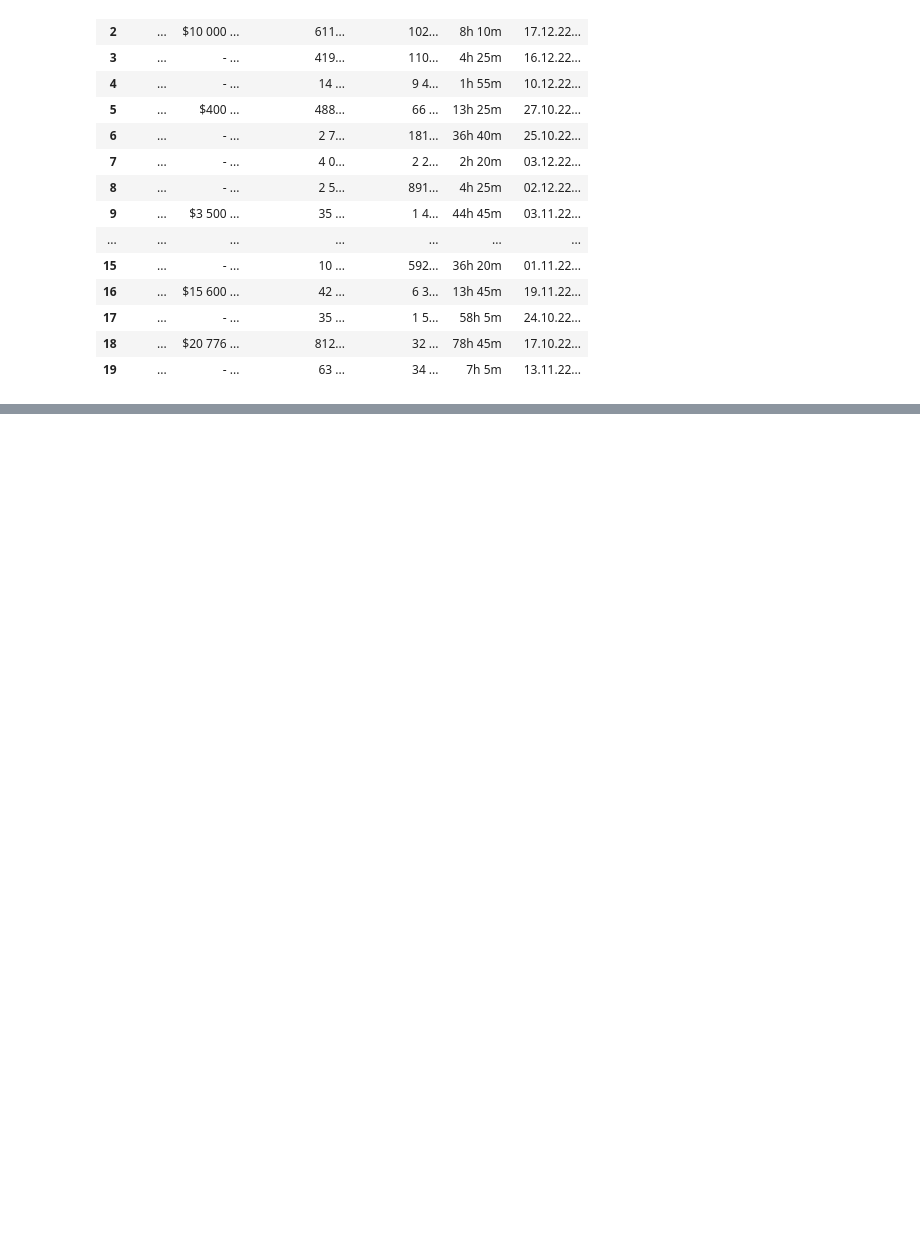
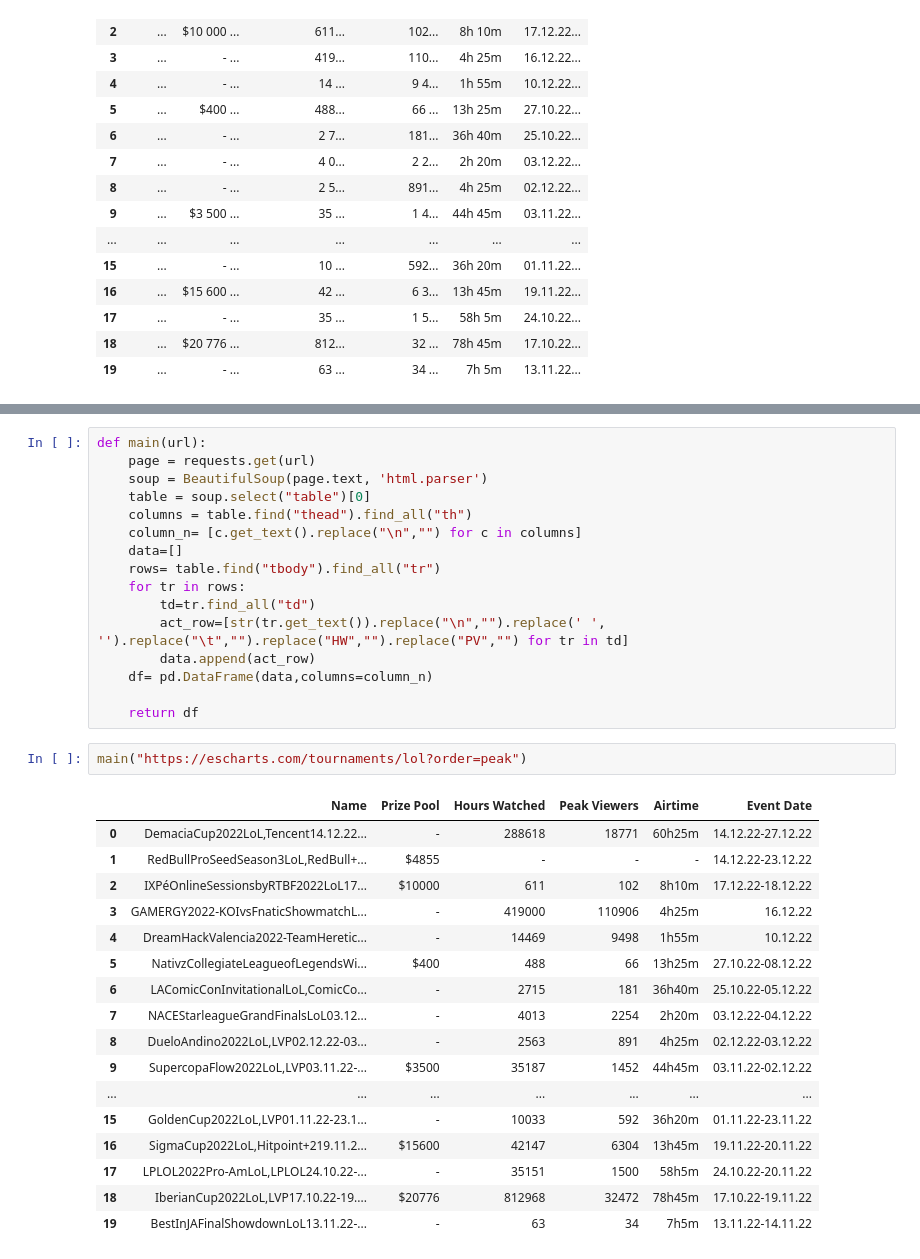
Before and after one commit to shupersap/Sport-Vs.-e-Sports-Viewers, a Jupyter notebook: Esports web scraping.ipynb, the cells around one changed output, grey strips where cells are left out. Cells and saved outputs as stored; diff of their text form; blank space fills up the shorter version.

```diff
--- a/Esports web scraping.ipynb
+++ b/Esports web scraping.ipynb
@@ -100,0 +175,36 @@ tournament
+# %%
+def main(url):
+    page = requests.get(url)
+    soup = BeautifulSoup(page.text, 'html.parser')
+    table = soup.select("table")[0]
+    columns = table.find("thead").find_all("th")
+    column_n= [c.get_text().replace("\n","") for c in columns]
+    data=[]
+    rows= table.find("tbody").find_all("tr")
+    for tr in rows:
+        td=tr.find_all("td")
+        act_row=[str(tr.get_text()).replace("\n","").replace(' ', '').replace("\t","").replace("HW","").replace("PV","") for tr in td]
+        data.append(act_row)
+    df= pd.DataFrame(data,columns=column_n)
+
+    return df
+# %%
+main("https://escharts.com/tournaments/lol?order=peak")
+# %% [output]
+|  | Name | Prize Pool | Hours Watched | Peak Viewers | Airtime | Event Date |
+| 0 | DemaciaCup2022LoL,Tencent14.12.22... | - | 288618 | 18771 | 60h25m | 14.12.22-27.12.22 |
+| 1 | RedBullProSeedSeason3LoL,RedBull+... | $4855 | - | - | - | 14.12.22-23.12.22 |
+| 2 | IXPéOnlineSessionsbyRTBF2022LoL17... | $10000 | 611 | 102 | 8h10m | 17.12.22-18.12.22 |
+| 3 | GAMERGY2022-KOIvsFnaticShowmatchL... | - | 419000 | 110906 | 4h25m | 16.12.22 |
+| 4 | DreamHackValencia2022-TeamHeretic... | - | 14469 | 9498 | 1h55m | 10.12.22 |
+| 5 | NativzCollegiateLeagueofLegendsWi... | $400 | 488 | 66 | 13h25m | 27.10.22-08.12.22 |
+| 6 | LAComicConInvitationalLoL,ComicCo... | - | 2715 | 181 | 36h40m | 25.10.22-05.12.22 |
+| 7 | NACEStarleagueGrandFinalsLoL03.12... | - | 4013 | 2254 | 2h20m | 03.12.22-04.12.22 |
+| 8 | DueloAndino2022LoL,LVP02.12.22-03... | - | 2563 | 891 | 4h25m | 02.12.22-03.12.22 |
+| 9 | SupercopaFlow2022LoL,LVP03.11.22-... | $3500 | 35187 | 1452 | 44h45m | 03.11.22-02.12.22 |
+| ... | ... | ... | ... | ... | ... | ... |
+| 15 | GoldenCup2022LoL,LVP01.11.22-23.1... | - | 10033 | 592 | 36h20m | 01.11.22-23.11.22 |
+| 16 | SigmaCup2022LoL,Hitpoint+219.11.2... | $15600 | 42147 | 6304 | 13h45m | 19.11.22-20.11.22 |
+| 17 | LPLOL2022Pro-AmLoL,LPLOL24.10.22-... | - | 35151 | 1500 | 58h5m | 24.10.22-20.11.22 |
+| 18 | IberianCup2022LoL,LVP17.10.22-19.... | $20776 | 812968 | 32472 | 78h45m | 17.10.22-19.11.22 |
+| 19 | BestInJAFinalShowdownLoL13.11.22-... | - | 63 | 34 | 7h5m | 13.11.22-14.11.22 |
```
Also changed, not shown: parts of 8 cells of this notebook.
